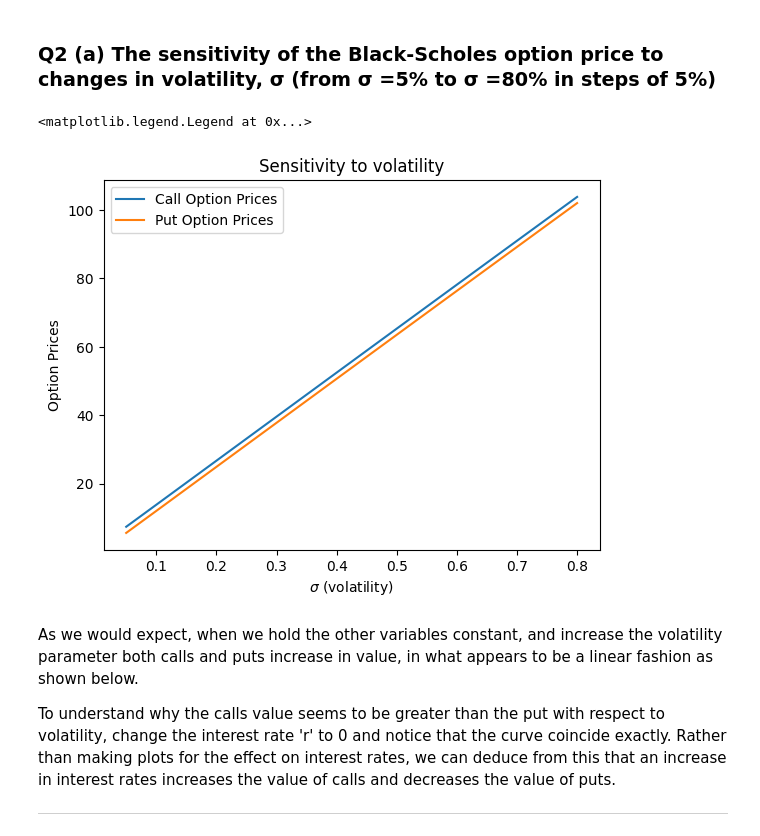
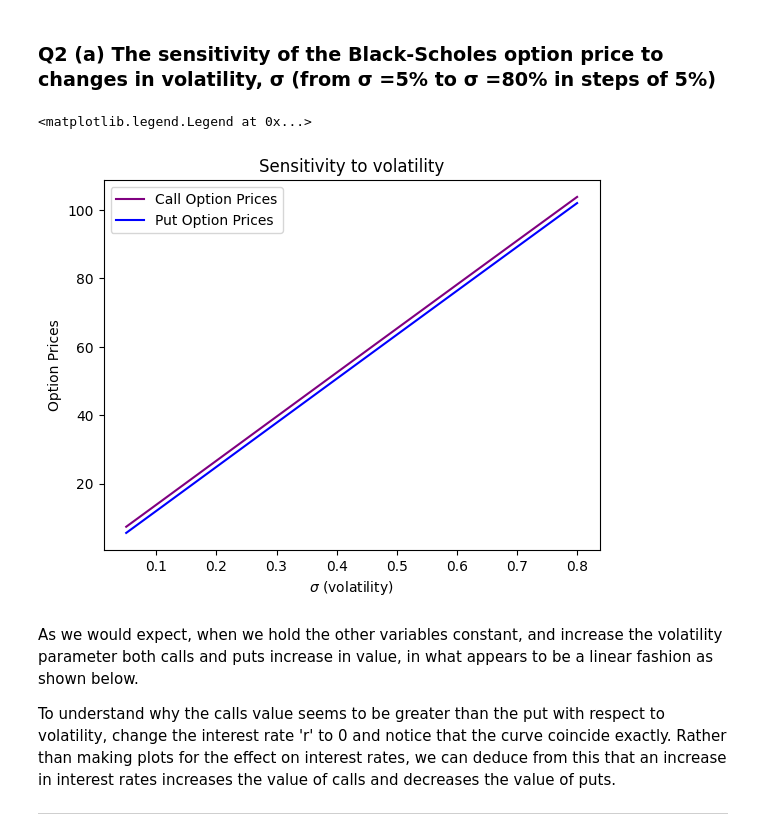
Before and after one commit to kuntojirohan/options-pricing-project, a Jupyter notebook: derivatives_assignment.ipynb, the cells around one changed output. Cells and saved outputs as stored; diff of their text form; code cells hidden in the pictures.

```diff
--- a/derivatives_assignment.ipynb
+++ b/derivatives_assignment.ipynb
@@ -209,6 +209,33 @@ class BsOption:
             return self._put_value()
         else:
             raise ValueError('Unrecognized option type: please input either C for call or P for put')
+
+    def delta(self, optType = 'C'):
+        '''Returns the greek Delta value based on appropriate formula
+
+        Args:
+            optType (str): option type (C for call, P for put)
+
+        Raises:
+            ValueError: Unrecognized option type
+
+        Returns:
+            (float): Delta value
+        '''
+        if optType == 'C':
+            return np.exp(-self.q*self.T)*self.N(self.d1())
+        if optType == 'P':
+            return -np.exp(-self.q*self.T)*self.N(-self.d1())
+        else:
+            raise ValueError('Unrecognized option type: please input either C for call or P for put')
+
+    def gamma(self):
+        '''Returns the greek Gamma value based on appropriate formula (common for both call & put options)
+
+        Returns:
+            (float): Gamma value
+        '''
+        return np.exp(-self.q*self.T)*self.N_prime(self.d1()) / (self.S*self.sigma*np.sqrt(self.T))
 # %%
 # compute the BS price for call ATM option
 callAtmPrice = BsOption(spot=spxSpot, strike=callAtmData.Strike, time=timeToExpiryAnnualised,
@@ -301,24 +328,24 @@ TODO
 # %%
 # Range of values from 5% to 80% in steps of 5%
 sigmaRange = np.arange(0.05, 0.85, 0.05)
 
 callPricesForSigma = [BsOption(spot=spxSpot, strike=callAtmData.Strike, time=timeToExpiryAnnualised, \
                                intRate=zeroRate, divY=divYield, sigma=sig)
                       .price(optType='C') for sig in sigmaRange]
 putPricesForSigma = [BsOption(spot=spxSpot, strike=putAtmData.Strike, time=timeToExpiryAnnualised, \
                                intRate=zeroRate, divY=divYield, sigma=sig)
                       .price(optType='P') for sig in sigmaRange]
 
 # plot the sigma values against call & put prices
-plt.plot(sigmaRange, callPricesForSigma, label='Call Option Prices')
-plt.plot(sigmaRange, putPricesForSigma, label='Put Option Prices')
+plt.plot(sigmaRange, callPricesForSigma, label='Call Option Prices', color='purple')
+plt.plot(sigmaRange, putPricesForSigma, label='Put Option Prices', color='blue')
 plt.xlabel('$\sigma$ (volatility)')
 plt.ylabel('Option Prices')
 plt.title('Sensitivity to volatility')
 plt.legend()
 # %% [output]
 <matplotlib.legend.Legend at 0x...>
-[figure, old version]
+[figure, new version]
 # %% [markdown]
 As we would expect, when we hold the other variables constant, and increase the volatility parameter both calls and puts increase in value, in what appears to be a linear fashion as shown below.
 
```
Also changed, not shown: parts of 6 cells of this notebook.
